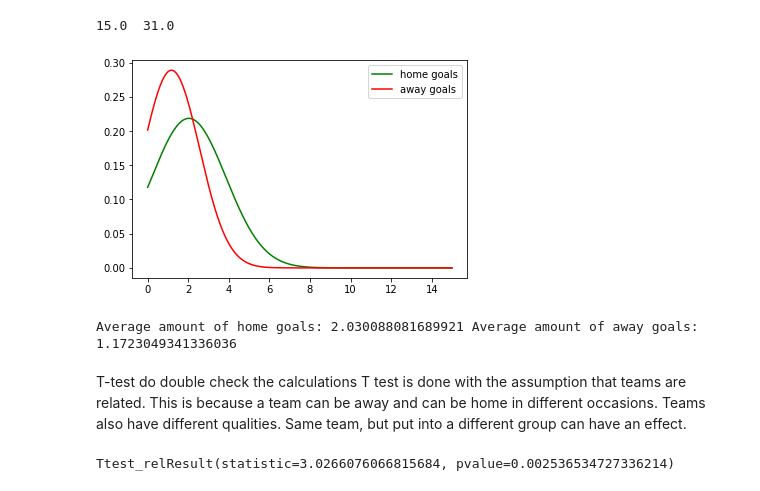
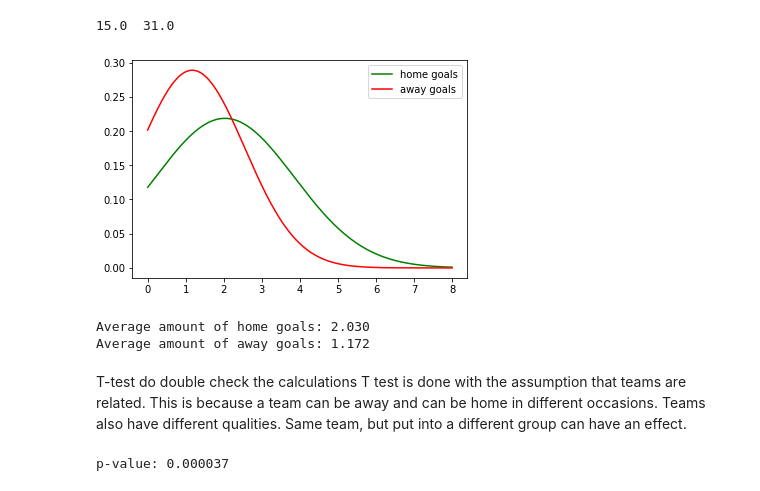
Before and after one commit to glomanu/football-home-adv, a Jupyter notebook: New_Home_adv.ipynb, the cells around one changed output. Saved outputs shown, nothing was run; the diff lists cells and outputs as text; code cells hidden in the pictures.

```diff
--- a/New_Home_adv.ipynb
+++ b/New_Home_adv.ipynb
@@ -200,0 +238,5 @@ df1
+# %%
+df1['cummul_home_w']=0
+df1['cummul_away_w']=0
+df1['cummul_ties']=0
+df1
@@ -200,0 +257,3 @@ df1
+# %%
+df1['cummul_ties'][0]=1
+df1
@@ -200,0 +280,16 @@ df1
+# %%
+for i in range(1, len(df1['date'])): #iterating over all the rows
+  rowi = df1.iloc[i] #storing an i-th row as rowi
+  if rowi[8]==1:
+    df1['cummul_home_w'][i]=df1['cummul_home_w'][i-1]+1
+    df1['cummul_away_w'][i]=df1['cummul_away_w'][i-1]
+    df1['cummul_ties'][i]=df1['cummul_ties'][i-1]
+  elif rowi[8]==-1:
+    df1['cummul_home_w'][i]=df1['cummul_home_w'][i-1]
+    df1['cummul_away_w'][i]=df1['cummul_away_w'][i-1]+1
+    df1['cummul_ties'][i]=df1['cummul_ties'][i-1]
+  else:
+    df1['cummul_home_w'][i]=df1['cummul_home_w'][i-1]
+    df1['cummul_away_w'][i]=df1['cummul_away_w'][i-1]
+    df1['cummul_ties'][i]=df1['cummul_ties'][i-1]+1
+df1
@@ -269,28 +406,32 @@ print(df1["away_score"].max(),'', df1['home_score'].max())
 # %%
 m_h=df1['home_score'].mean()
 sd_h=df1['home_score'].std()
 
 m_a=df1['away_score'].mean()
 sd_a=df1['away_score'].std()
 
-x=np.linspace(df1['home_score'].min(),df1['away_score'].max(),1000)
+#x=np.linspace(df1['home_score'].min(),df1['away_score'].max(),1000)
+x=np.linspace(df1['home_score'].min(),8,1000)
 y_h=scipy.stats.norm.pdf(x,m_h,sd_h)
 y_a=scipy.stats.norm.pdf(x,m_a,sd_a)
 
 plt.plot(x,y_h,label='home goals',color='g')
 plt.plot(x,y_a,label='away goals',color='r')
 plt.legend()
 plt.show()
 
-print('Average amount of home goals:',m_h,'Average amount of away goals:', m_a)
+print('Average amount of home goals:','%.3f' % m_h)
+print('Average amount of away goals:','%.3f' % m_a)
 # %% [output]
-[figure, old version]
+[figure, new version]
-Average amount of home goals: 2.030088081689921 Average amount of away goals: 1.1723049341336036
+Average amount of home goals: 2.030
+Average amount of away goals: 1.172
 # %% [markdown]
 T-test do double check the calculations
 T test is done with the assumption that teams are related. This is because a team can be away and can be home in different occasions. Teams also have different qualities.
 Same team, but put into a different group can have an effect.
 # %%
-scipy.stats.ttest_rel(y_h,y_a)
+values = scipy.stats.ttest_rel(y_h,y_a)
+print("p-value:", '%.6f' % values[1])
 # %% [output]
-Ttest_relResult(statistic=3.0266076066815684, pvalue=0.002536534727336214)
+p-value: 0.000037
```
Also changed, not shown: parts of 24 cells of this notebook.
